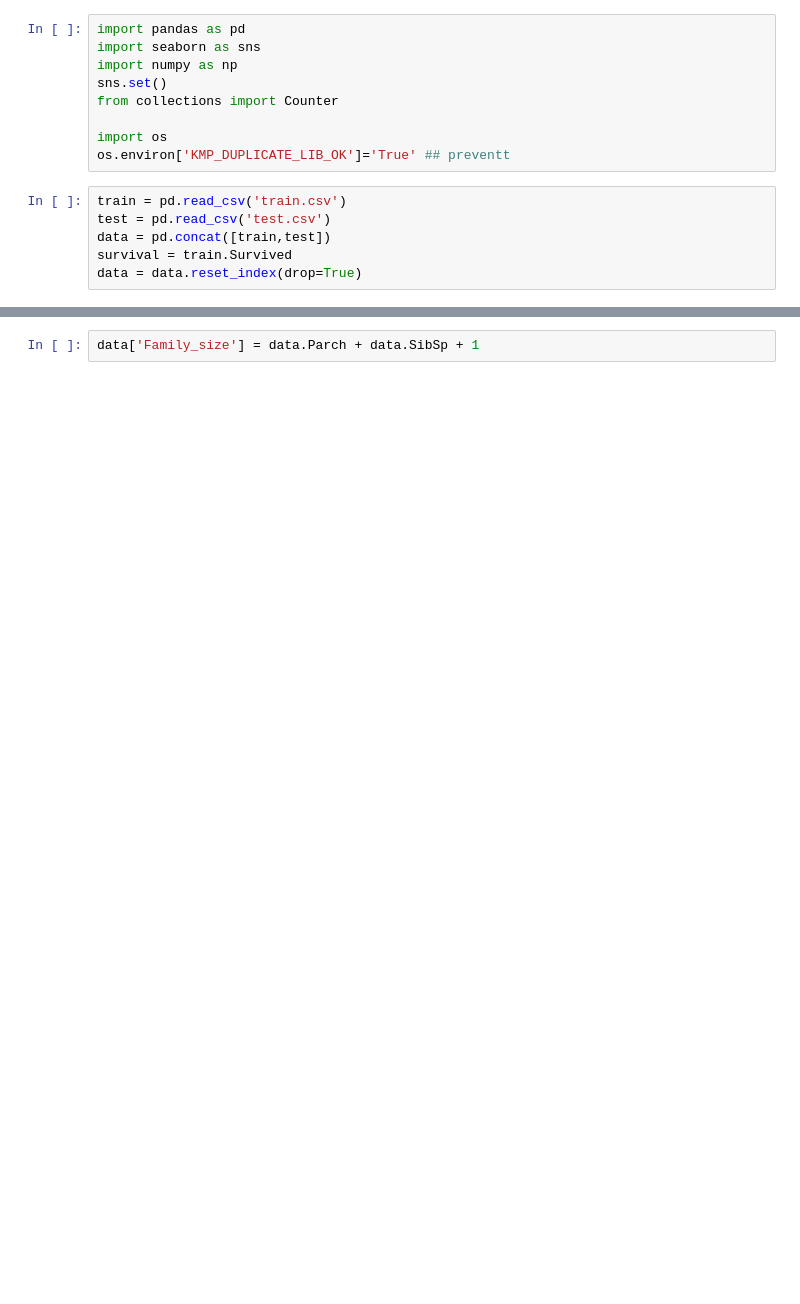
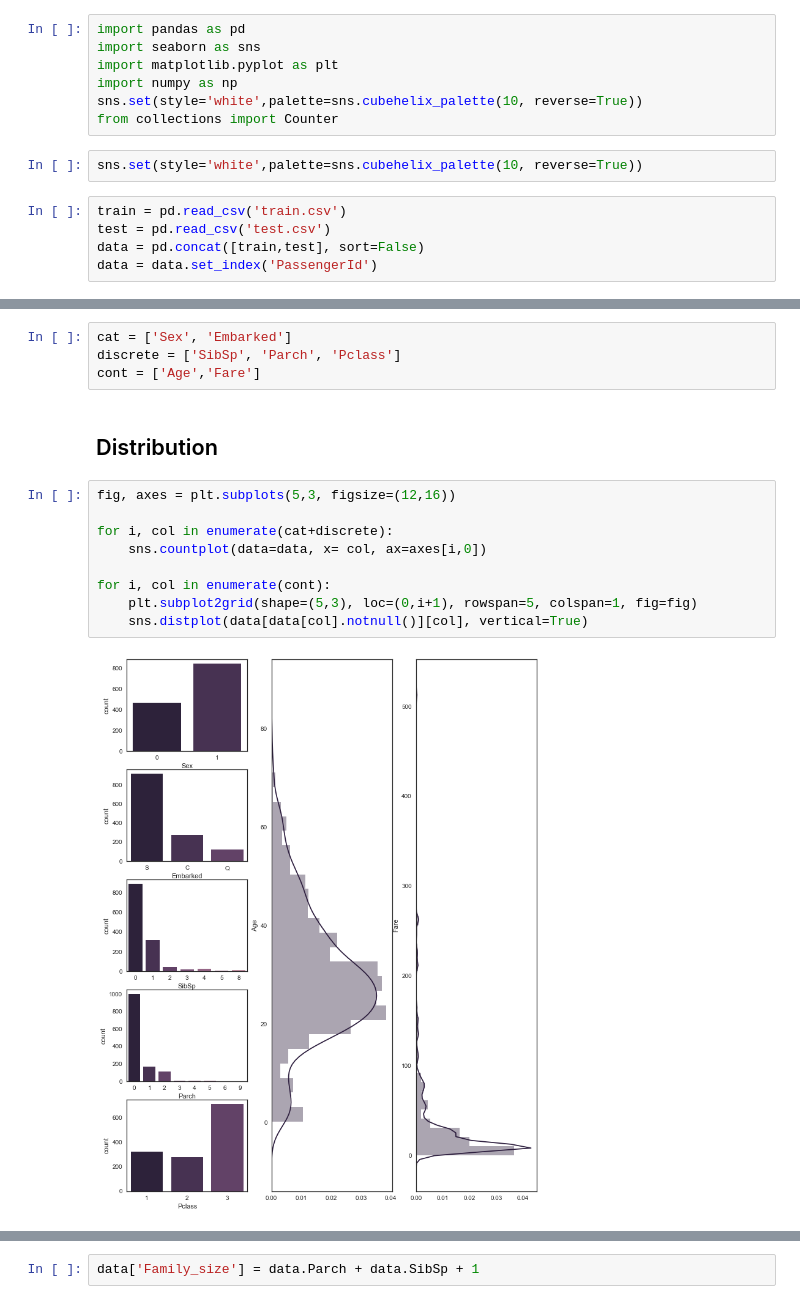
Before and after one commit to eve-hamburg3r/kaggle-practice, a Jupyter notebook: Titanic/titanic.ipynb, the cells around one changed output, grey strips where cells are left out. Cells and saved outputs as stored; diff of their text form; blank space fills up the shorter version.

```diff
--- a/Titanic/titanic.ipynb
+++ b/Titanic/titanic.ipynb
@@ -1,15 +1,14 @@
 # %%
 import pandas as pd
 import seaborn as sns
+import matplotlib.pyplot as plt
 import numpy as np
-sns.set()
+sns.set(style='white',palette=sns.cubehelix_palette(10, reverse=True))
 from collections import Counter
-
-import os
-os.environ['KMP_DUPLICATE_LIB_OK']='True' ## preventt
+# %%
+sns.set(style='white',palette=sns.cubehelix_palette(10, reverse=True))
 # %%
 train = pd.read_csv('train.csv')
 test = pd.read_csv('test.csv')
-data = pd.concat([train,test])
-survival = train.Survived
-data = data.reset_index(drop=True)
+data = pd.concat([train,test], sort=False)
+data = data.set_index('PassengerId')
@@ -28,0 +34,17 @@ sns.heatmap(data.corr(),annot=True)
+# %%
+cat = ['Sex', 'Embarked']
+discrete = ['SibSp', 'Parch', 'Pclass']
+cont = ['Age','Fare']
+# %% [markdown]
+## Distribution
+# %%
+fig, axes = plt.subplots(5,3, figsize=(12,16))
+
+for i, col in enumerate(cat+discrete):
+    sns.countplot(data=data, x= col, ax=axes[i,0])
+
+for i, col in enumerate(cont):
+    plt.subplot2grid(shape=(5,3), loc=(0,i+1), rowspan=5, colspan=1, fig=fig)
+    sns.distplot(data[data[col].notnull()][col], vertical=True)
+# %% [output]
+[figure, added]
```
Also changed, not shown: parts of 98 cells of this notebook.
